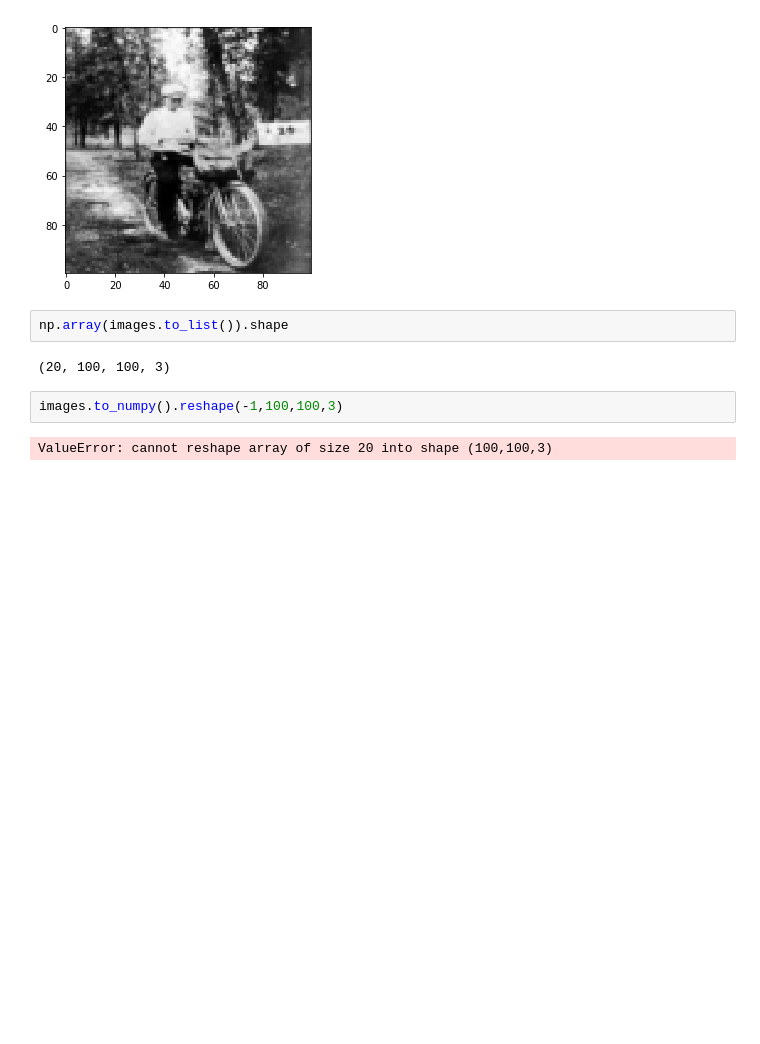
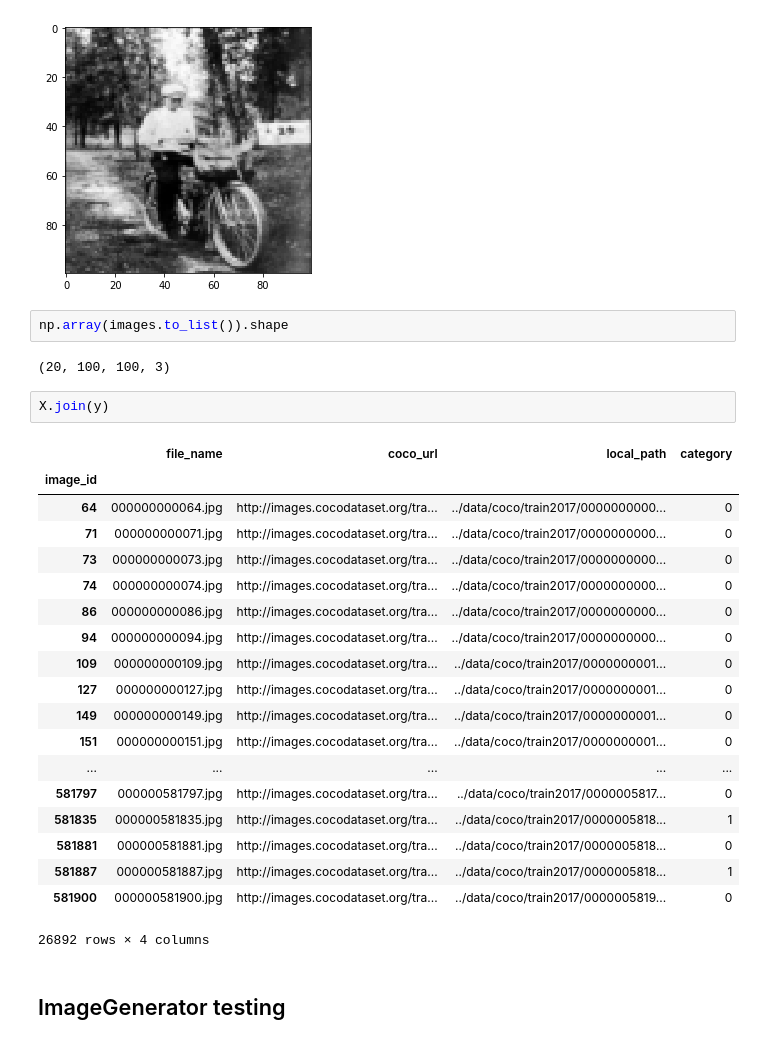
Before and after one commit to mosqueteiro/detecting_trafficlights, a Jupyter notebook: notebooks/Testing_environment.ipynb, the cells around one changed output. Cells and saved outputs as stored; diff of their text form; blank space fills up the shorter version.

```diff
--- a/notebooks/Testing_environment.ipynb
+++ b/notebooks/Testing_environment.ipynb
@@ -293,7 +293,27 @@ imshow(images[86])
 np.array(images.to_list()).shape
 # %% [output]
 (20, 100, 100, 3)
-# %%
-images.to_numpy().reshape(-1,100,100,3)
-# %% [output]
-ValueError: cannot reshape array of size 20 into shape (100,100,3)
+# %%
+X.join(y)
+# %% [output]
+|  | file_name | coco_url | local_path | category |
+| image_id |  |  |  |  |
+| 64 | 000000000064.jpg | http://images.cocodataset.org/tra... | ../data/coco/train2017/0000000000... | 0 |
+| 71 | 000000000071.jpg | http://images.cocodataset.org/tra... | ../data/coco/train2017/0000000000... | 0 |
+| 73 | 000000000073.jpg | http://images.cocodataset.org/tra... | ../data/coco/train2017/0000000000... | 0 |
+| 74 | 000000000074.jpg | http://images.cocodataset.org/tra... | ../data/coco/train2017/0000000000... | 0 |
+| 86 | 000000000086.jpg | http://images.cocodataset.org/tra... | ../data/coco/train2017/0000000000... | 0 |
+| 94 | 000000000094.jpg | http://images.cocodataset.org/tra... | ../data/coco/train2017/0000000000... | 0 |
+| 109 | 000000000109.jpg | http://images.cocodataset.org/tra... | ../data/coco/train2017/0000000001... | 0 |
+| 127 | 000000000127.jpg | http://images.cocodataset.org/tra... | ../data/coco/train2017/0000000001... | 0 |
+| 149 | 000000000149.jpg | http://images.cocodataset.org/tra... | ../data/coco/train2017/0000000001... | 0 |
+| 151 | 000000000151.jpg | http://images.cocodataset.org/tra... | ../data/coco/train2017/0000000001... | 0 |
+| ... | ... | ... | ... | ... |
+| 581797 | 000000581797.jpg | http://images.cocodataset.org/tra... | ../data/coco/train2017/0000005817... | 0 |
+| 581835 | 000000581835.jpg | http://images.cocodataset.org/tra... | ../data/coco/train2017/0000005818... | 1 |
+| 581881 | 000000581881.jpg | http://images.cocodataset.org/tra... | ../data/coco/train2017/0000005818... | 0 |
+| 581887 | 000000581887.jpg | http://images.cocodataset.org/tra... | ../data/coco/train2017/0000005818... | 1 |
+| 581900 | 000000581900.jpg | http://images.cocodataset.org/tra... | ../data/coco/train2017/0000005819... | 0 |
+26892 rows × 4 columns
+# %% [markdown]
+## ImageGenerator testing
```
Also changed, not shown: parts of 5 cells of this notebook, 2 other files.
